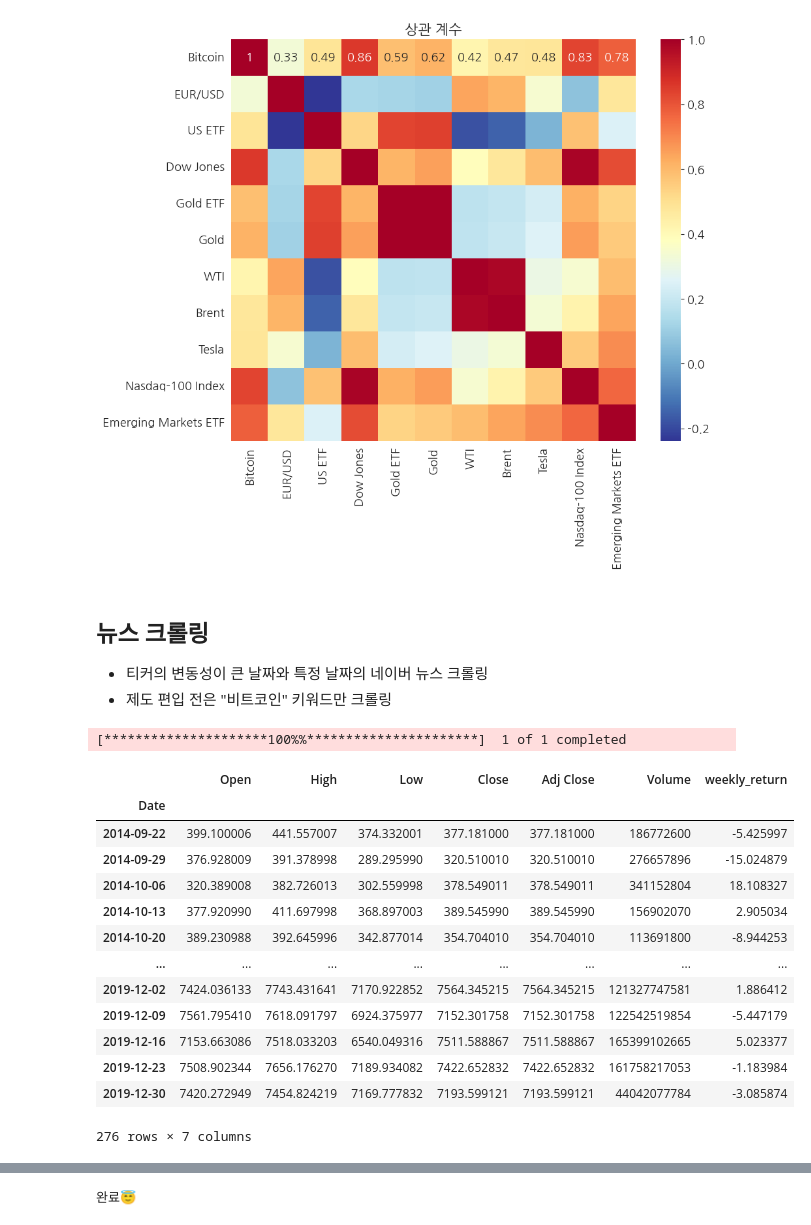
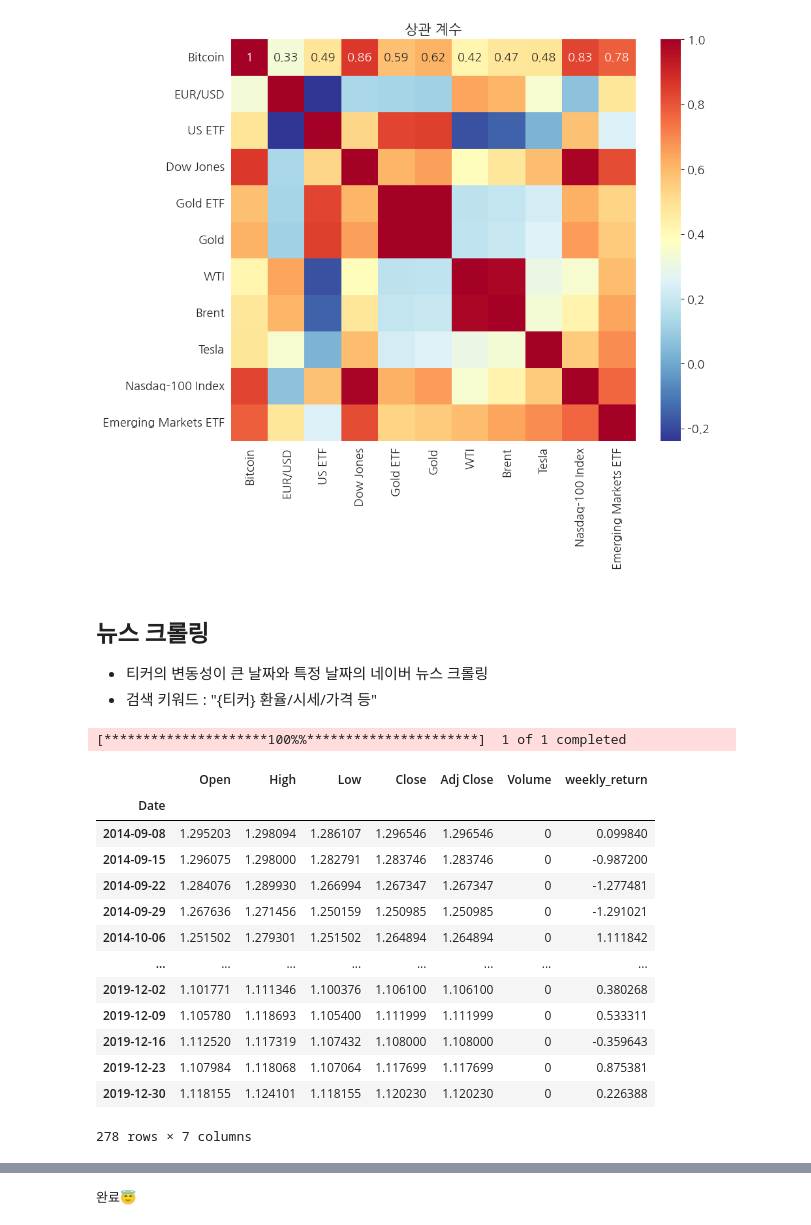
Before and after one commit to Ahram-Jeong/data-analysis-project, a Jupyter notebook: notebooks/BitcoinDataAnalysisV2_2014_2019.ipynb, the cells around one changed output, grey strips where cells are left out. Cells and saved outputs as stored; diff of their text form; code cells hidden in the pictures.

```diff
--- a/notebooks/BitcoinDataAnalysisV2_2014_2019.ipynb
+++ b/notebooks/BitcoinDataAnalysisV2_2014_2019.ipynb
@@ -402,27 +417,27 @@ plt.show()
 # %% [markdown]
 ## 뉴스 크롤링
 - 티커의 변동성이 큰 날짜와 특정 날짜의 네이버 뉴스 크롤링
-- 제도 편입 전은 "비트코인" 키워드만 크롤링
+- 검색 키워드 : "{티커} 환율/시세/가격 등"
 # %%
-# 비트코인 주간 티커 데이터 수집
-ticker_wk = ticker_data_wk(bitcoin, start_date, end_date)
+# 주간 티커 데이터 수집
+ticker_wk = ticker_data_wk(usd, start_date, end_date)
 ticker_wk
 # %% [output]
 [*********************100%%**********************]  1 of 1 completed
 |  | Open | High | Low | Close | Adj Close | Volume | weekly_return |
 | Date |  |  |  |  |  |  |  |
-| 2014-09-22 | 399.100006 | 441.557007 | 374.332001 | 377.181000 | 377.181000 | 186772600 | -5.425997 |
-| 2014-09-29 | 376.928009 | 391.378998 | 289.295990 | 320.510010 | 320.510010 | 276657896 | -15.024879 |
-| 2014-10-06 | 320.389008 | 382.726013 | 302.559998 | 378.549011 | 378.549011 | 341152804 | 18.108327 |
-| 2014-10-13 | 377.920990 | 411.697998 | 368.897003 | 389.545990 | 389.545990 | 156902070 | 2.905034 |
-| 2014-10-20 | 389.230988 | 392.645996 | 342.877014 | 354.704010 | 354.704010 | 113691800 | -8.944253 |
+| 2014-09-08 | 1.295203 | 1.298094 | 1.286107 | 1.296546 | 1.296546 | 0 | 0.099840 |
+| 2014-09-15 | 1.296075 | 1.298000 | 1.282791 | 1.283746 | 1.283746 | 0 | -0.987200 |
+| 2014-09-22 | 1.284076 | 1.289930 | 1.266994 | 1.267347 | 1.267347 | 0 | -1.277481 |
+| 2014-09-29 | 1.267636 | 1.271456 | 1.250159 | 1.250985 | 1.250985 | 0 | -1.291021 |
+| 2014-10-06 | 1.251502 | 1.279301 | 1.251502 | 1.264894 | 1.264894 | 0 | 1.111842 |
 | ... | ... | ... | ... | ... | ... | ... | ... |
-| 2019-12-02 | 7424.036133 | 7743.431641 | 7170.922852 | 7564.345215 | 7564.345215 | 121327747581 | 1.886412 |
-| 2019-12-09 | 7561.795410 | 7618.091797 | 6924.375977 | 7152.301758 | 7152.301758 | 122542519854 | -5.447179 |
-| 2019-12-16 | 7153.663086 | 7518.033203 | 6540.049316 | 7511.588867 | 7511.588867 | 165399102665 | 5.023377 |
-| 2019-12-23 | 7508.902344 | 7656.176270 | 7189.934082 | 7422.652832 | 7422.652832 | 161758217053 | -1.183984 |
-| 2019-12-30 | 7420.272949 | 7454.824219 | 7169.777832 | 7193.599121 | 7193.599121 | 44042077784 | -3.085874 |
+| 2019-12-02 | 1.101771 | 1.111346 | 1.100376 | 1.106100 | 1.106100 | 0 | 0.380268 |
+| 2019-12-09 | 1.105780 | 1.118693 | 1.105400 | 1.111999 | 1.111999 | 0 | 0.533311 |
+| 2019-12-16 | 1.112520 | 1.117319 | 1.107432 | 1.108000 | 1.108000 | 0 | -0.359643 |
+| 2019-12-23 | 1.107984 | 1.118068 | 1.107064 | 1.117699 | 1.117699 | 0 | 0.875381 |
+| 2019-12-30 | 1.118155 | 1.124101 | 1.118155 | 1.120230 | 1.120230 | 0 | 0.226388 |
-276 rows × 7 columns
+278 rows × 7 columns
 # %%
 # 상승, 하락이 관계 없는 주간 변동성 추출
 ticker_chg_abs = (ticker_wk["weekly_return"]).abs()
```
Also changed, not shown: parts of 7 cells of this notebook, 2 other files.
